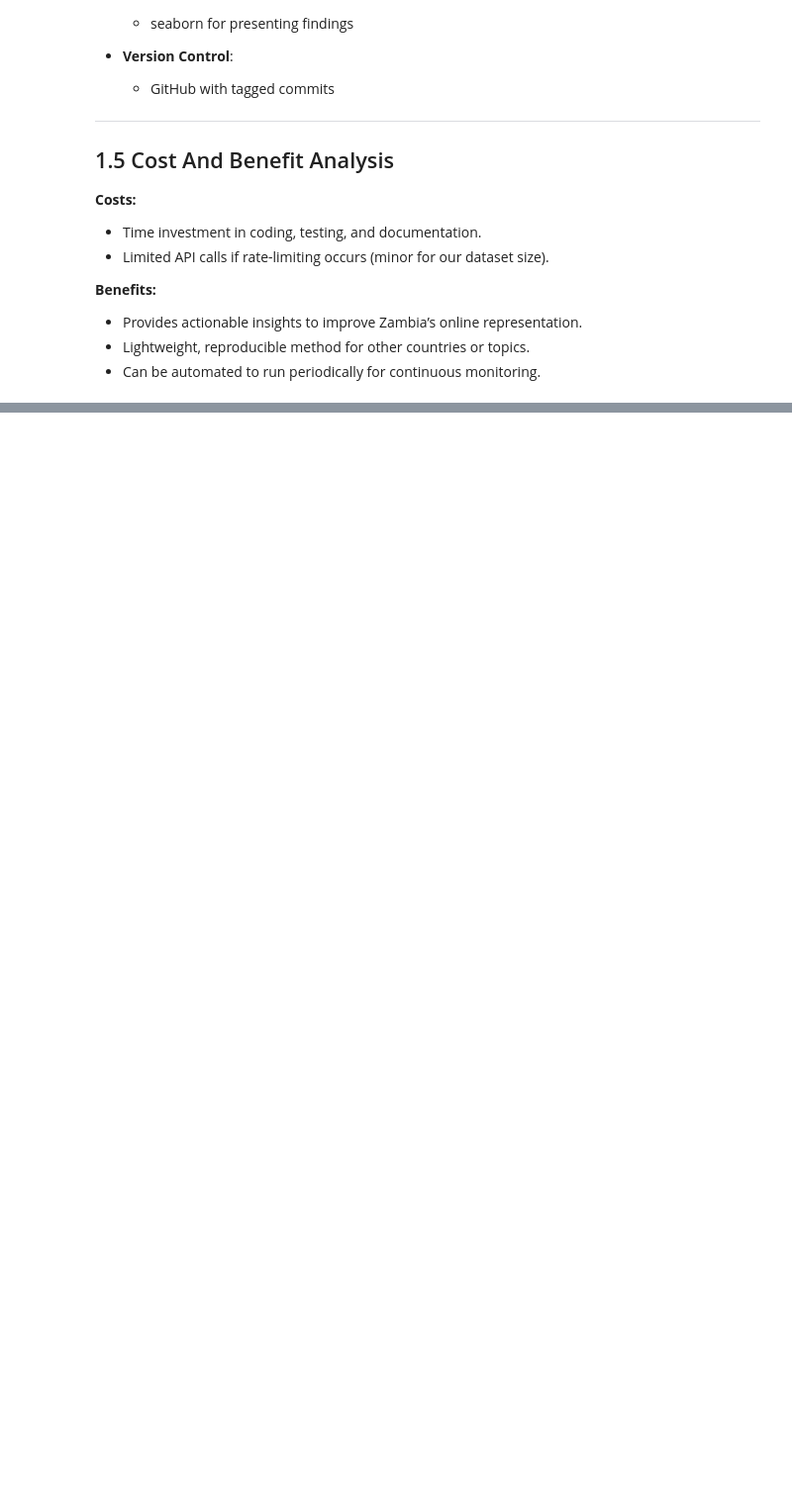
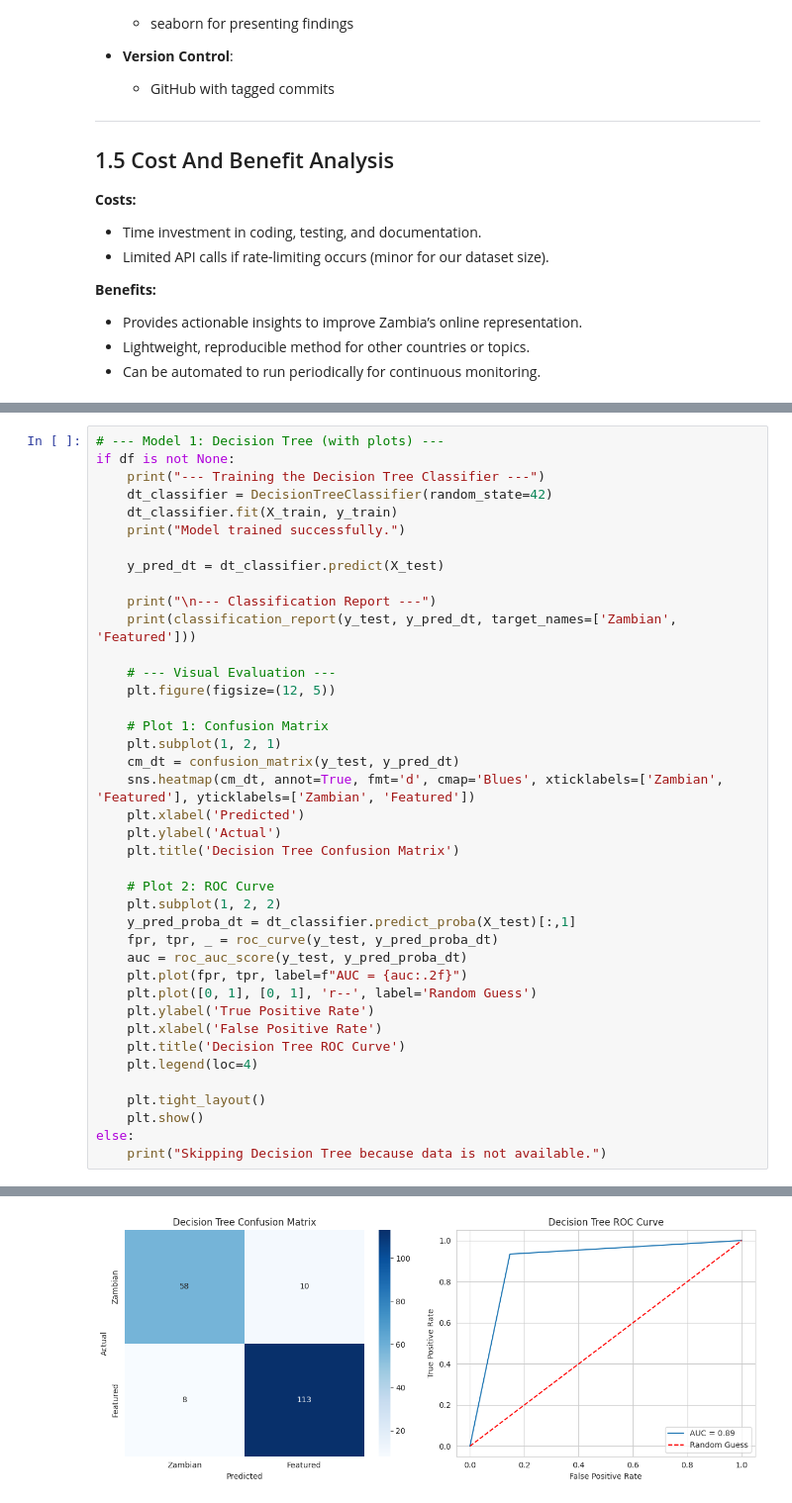
Before and after one commit to MaetrixTraey/code-unza25-csc4792-project_team_6-repository-for-Project-Team-6, a Jupyter notebook: code_unza25_csc4792_project_team_6_notebook.ipynb, the cells around one changed output, grey strips where cells are left out. Shown at 99% size. Drawn from its saved outputs; the diff is of its cells as text; blank space fills up the shorter version.

```diff
--- a/code_unza25_csc4792_project_team_6_notebook.ipynb
+++ b/code_unza25_csc4792_project_team_6_notebook.ipynb
@@ -885,0 +920,41 @@ This data preparation approach ensures that we have a clean, structured dataset
+# %%
+# --- Model 1: Decision Tree (with plots) ---
+if df is not None:
+    print("--- Training the Decision Tree Classifier ---")
+    dt_classifier = DecisionTreeClassifier(random_state=42)
+    dt_classifier.fit(X_train, y_train)
+    print("Model trained successfully.")
+
+    y_pred_dt = dt_classifier.predict(X_test)
+
+    print("\n--- Classification Report ---")
+    print(classification_report(y_test, y_pred_dt, target_names=['Zambian', 'Featured']))
+
+    # --- Visual Evaluation ---
+    plt.figure(figsize=(12, 5))
+
+    # Plot 1: Confusion Matrix
+    plt.subplot(1, 2, 1)
+    cm_dt = confusion_matrix(y_test, y_pred_dt)
+    sns.heatmap(cm_dt, annot=True, fmt='d', cmap='Blues', xticklabels=['Zambian', 'Featured'], yticklabels=['Zambian', 'Featured'])
+    plt.xlabel('Predicted')
+    plt.ylabel('Actual')
+    plt.title('Decision Tree Confusion Matrix')
+
+    # Plot 2: ROC Curve
+    plt.subplot(1, 2, 2)
+    y_pred_proba_dt = dt_classifier.predict_proba(X_test)[:,1]
+    fpr, tpr, _ = roc_curve(y_test, y_pred_proba_dt)
+    auc = roc_auc_score(y_test, y_pred_proba_dt)
+    plt.plot(fpr, tpr, label=f"AUC = {auc:.2f}")
+    plt.plot([0, 1], [0, 1], 'r--', label='Random Guess')
+    plt.ylabel('True Positive Rate')
+    plt.xlabel('False Positive Rate')
+    plt.title('Decision Tree ROC Curve')
+    plt.legend(loc=4)
+
+    plt.tight_layout()
+    plt.show()
+else:
+    print("Skipping Decision Tree because data is not available.")
+# %% [output]
@@ -885,0 +973 @@ This data preparation approach ensures that we have a clean, structured dataset
+[figure, added]
```
Also changed, not shown: parts of 106 cells of this notebook.
